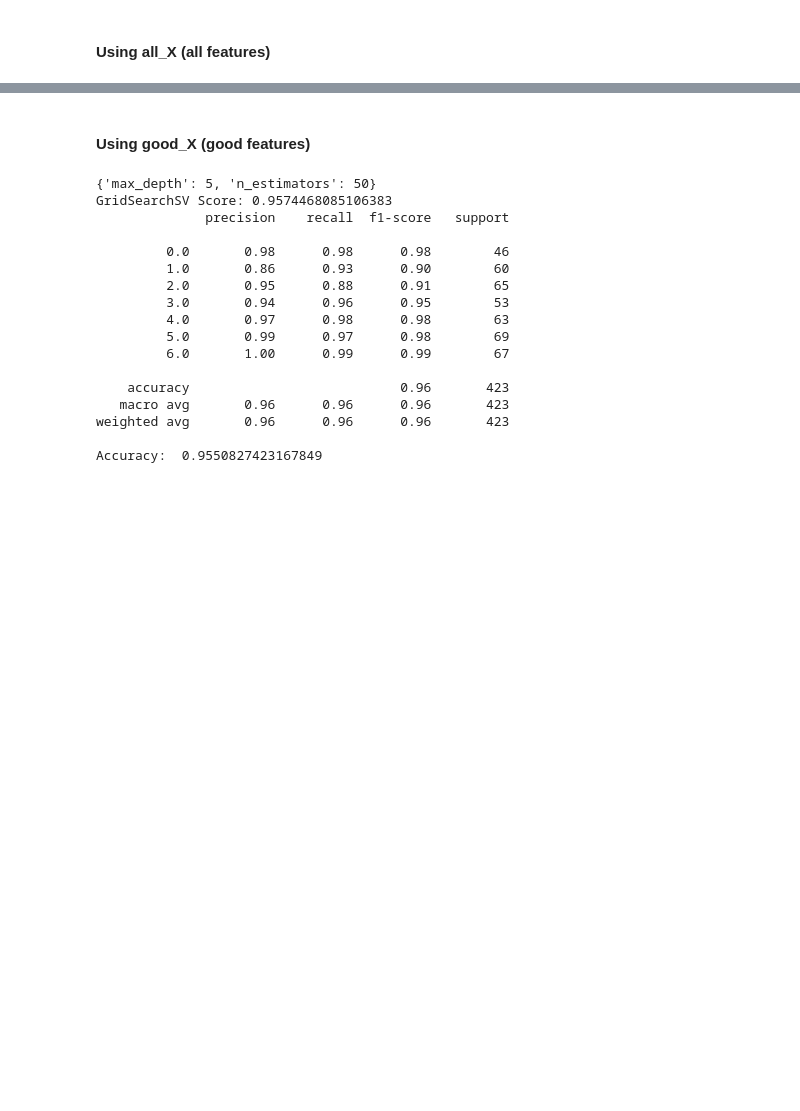
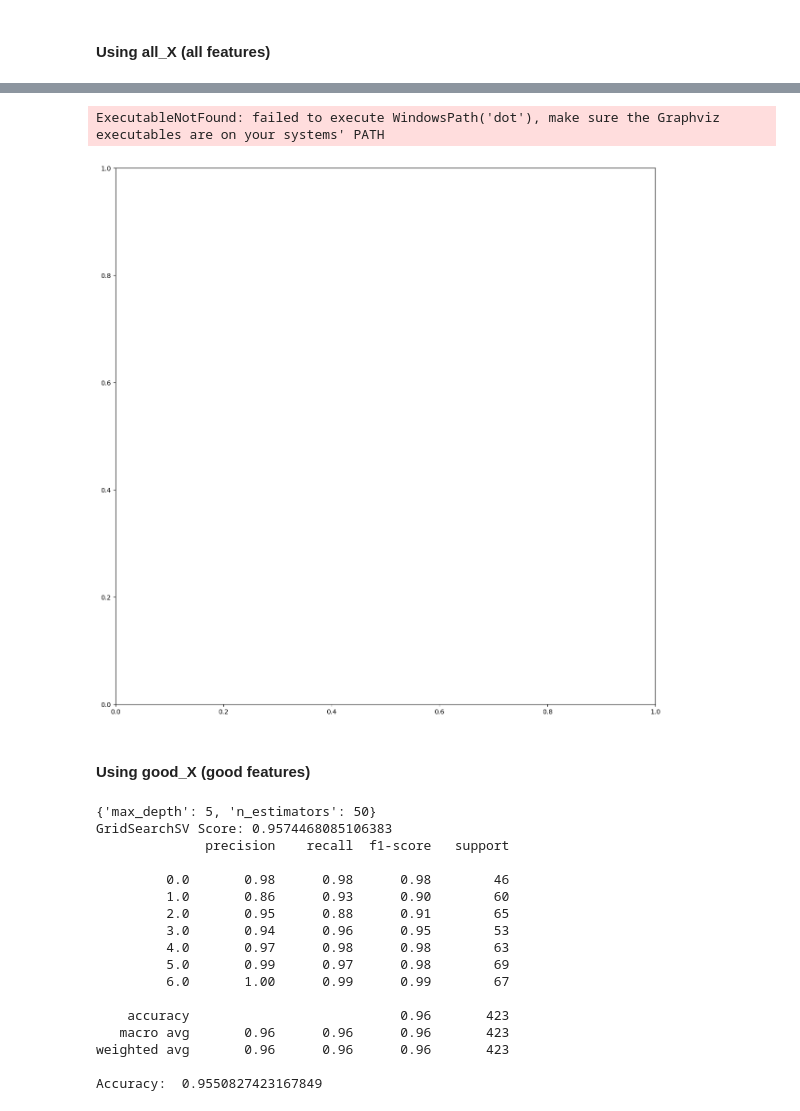
Before and after one commit to ThejasKumar100/cs4372_hw2, a Jupyter notebook: xgboost_classifier.ipynb, the cells around one changed output, grey strips where cells are left out. Saved outputs shown, nothing was run; the diff lists cells and outputs as text; code cells hidden in the pictures; blank space fills up the shorter version.

Commit message:
put in code for graphviz, need to double check if it works tho

```diff
--- a/xgboost_classifier.ipynb
+++ b/xgboost_classifier.ipynb
@@ -71,4 +71,16 @@ Accuracy:  0.950354609929078
 [figure]
+# %%
+# visualize tree
+fig, ax = plt.subplots(figsize=(15, 15))
+xgb.plot_tree(xgb_dt_all, tree_idx=0, ax=ax)
+plt.show()
+
+# ROC Curve
+
+# Precision-Recall Curve
+# %% [output]
+ExecutableNotFound: failed to execute WindowsPath('dot'), make sure the Graphviz executables are on your systems' PATH
+[figure, added]
 # %% [markdown]
 #### Using good_X (good features)
 # %%
```
Also changed, not shown: parts of 3 cells of this notebook, 3 other files.
